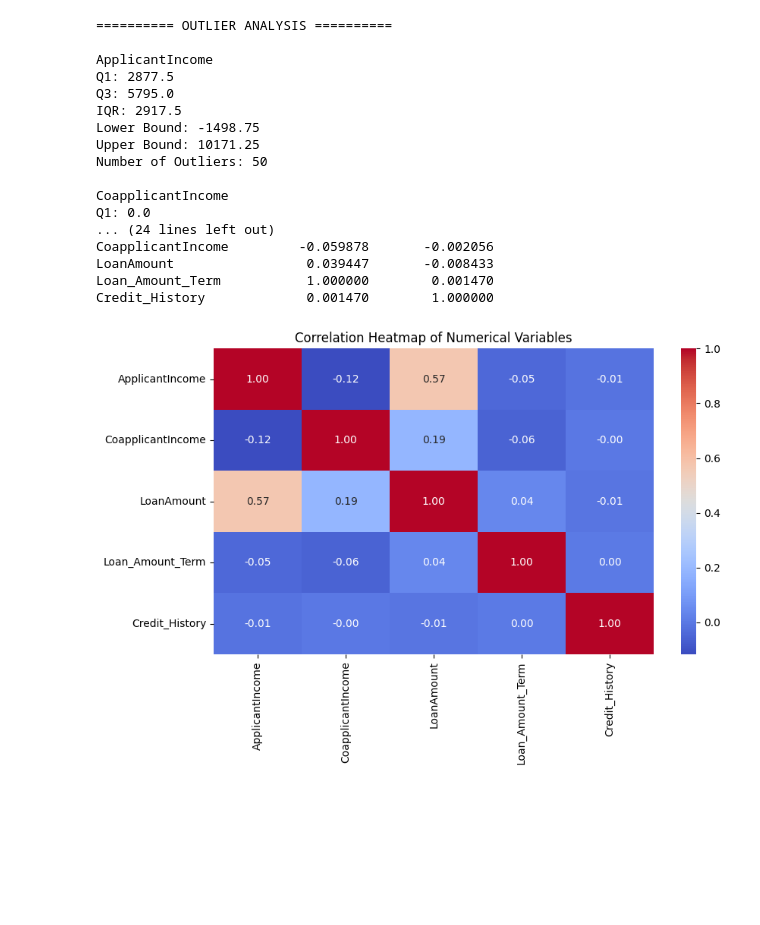
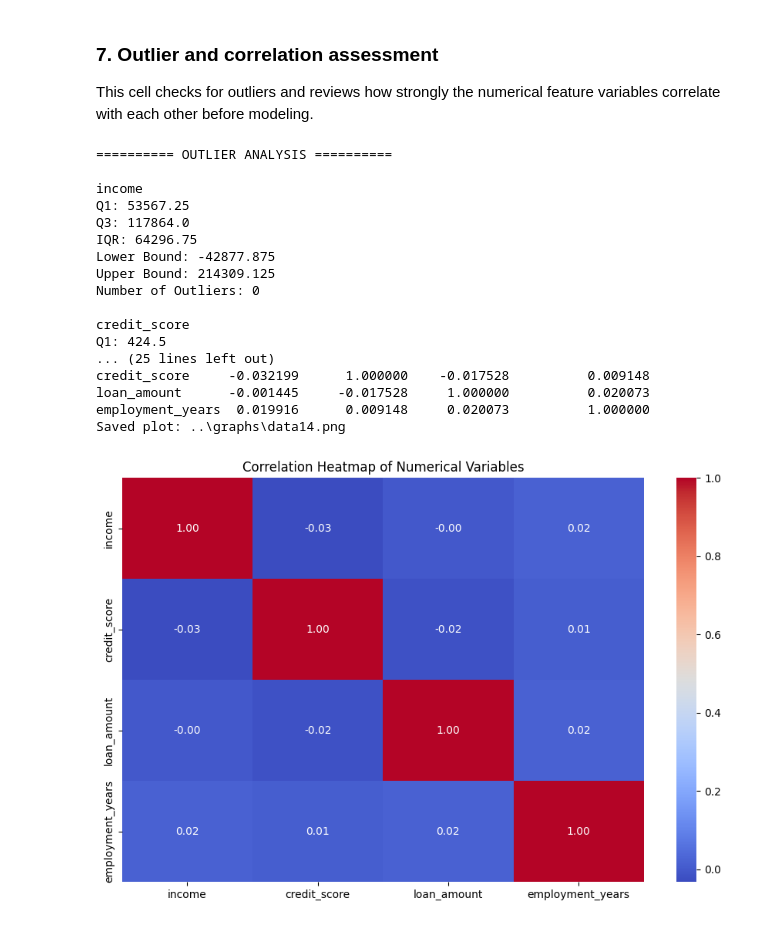
Before and after one commit to Shyam-Krishnan24/Capstone-Project-, a Jupyter notebook: Supervised_Learning/ADV_LOAN_APPROVAL/analysis/Loan_Analysis1.ipynb, the cells around one changed output. Saved outputs shown, nothing was run; the diff lists cells and outputs as text; code cells hidden in the pictures; blank space fills up the shorter version.

Commit message:
Update loan approval project with correct dataset

```diff
--- a/Supervised_Learning/ADV_LOAN_APPROVAL/analysis/Loan_Analysis1.ipynb
+++ b/Supervised_Learning/ADV_LOAN_APPROVAL/analysis/Loan_Analysis1.ipynb
@@ -611,90 +409,64 @@ Y            411.0  144.294404  85.484607  17.0  100.0  126.0  161.0  700.0
+# %% [markdown]
+### 7. Outlier and correlation assessment
+This cell checks for outliers and reviews how strongly the numerical feature variables correlate with each other before modeling.
 # %%
 print("\n========== OUTLIER ANALYSIS ==========")
 
-numerical_columns = [
-    "ApplicantIncome",
-    "CoapplicantIncome",
-    "LoanAmount"
-]
+numerical_columns = ["income", "credit_score", "loan_amount", "employment_years"]
 
 for column in numerical_columns:
     Q1 = df[column].quantile(0.25)
     Q3 = df[column].quantile(0.75)
-
     IQR = Q3 - Q1
-
     lower_bound = Q1 - 1.5 * IQR
     upper_bound = Q3 + 1.5 * IQR
-
-    outliers = df[
-        (df[column] < lower_bound) |
-        (df[column] > upper_bound)
-    ]
-
+    outliers = df[(df[column] < lower_bound) | (df[column] > upper_bound)]
     print(f"\n{column}")
     print("Q1:", Q1)
     print("Q3:", Q3)
     print("IQR:", IQR)
     print("Lower Bound:", lower_bound)
     print("Upper Bound:", upper_bound)
     print("Number of Outliers:", len(outliers))
+
 print("\n========== CORRELATION ANALYSIS ==========")
 
-numeric_columns = [
-    "ApplicantIncome",
-    "CoapplicantIncome",
-    "LoanAmount",
-    "Loan_Amount_Term",
-    "Credit_History"
-]
-
+numeric_columns = ["income", "credit_score", "loan_amount", "employment_years"]
 correlation_matrix = df[numeric_columns].corr()
-
 print(correlation_matrix)
 plt.figure(figsize=(9, 6))
-
-sns.heatmap(
-    correlation_matrix,
-    annot=True,
-    cmap="coolwarm",
-    fmt=".2f"
-)
-
+sns.heatmap(correlation_matrix, annot=True, cmap="coolwarm", fmt=".2f")
 plt.title("Correlation Heatmap of Numerical Variables")
 plt.tight_layout()
+file_path = save_plot()
+print(f"Saved plot: {file_path}")
 plt.show()
 
 print("\n========== FINAL MISSING VALUE SUMMARY ==========")
-
 missing = df.isnull().sum()
-
-missing_percentage = (
-    df.isnull().mean() * 100
-).round(2)
-
+missing_percentage = (df.isnull().mean() * 100).round(2)
 missing_summary = pd.DataFrame({
     "Missing Count": missing,
-    "Missing Percentage": missing_percentage
+    "Missing Percentage": missing_percentage,
 })
-
 print(missing_summary)
 # %% [output]
 ========== OUTLIER ANALYSIS ==========
 
-ApplicantIncome
-Q1: 2877.5
-Q3: 5795.0
-IQR: 2917.5
-Lower Bound: -1498.75
-Upper Bound: 10171.25
-Number of Outliers: 50
+income
+Q1: 53567.25
+Q3: 117864.0
+IQR: 64296.75
+Lower Bound: -42877.875
+Upper Bound: 214309.125
+Number of Outliers: 0
 
-CoapplicantIncome
-Q1: 0.0
-... (24 lines left out)
-CoapplicantIncome         -0.059878       -0.002056
-LoanAmount                 0.039447       -0.008433
-Loan_Amount_Term           1.000000        0.001470
-Credit_History             0.001470        1.000000
+credit_score
+Q1: 424.5
+... (25 lines left out)
+credit_score     -0.032199      1.000000    -0.017528          0.009148
+loan_amount      -0.001445     -0.017528     1.000000          0.020073
+employment_years  0.019916      0.009148     0.020073          1.000000
+Saved plot: ..\graphs\data14.png
-[figure, old version]
+[figure, new version]
 ========== FINAL MISSING VALUE SUMMARY ==========
```
Also changed, not shown: parts of 14 cells of this notebook, 23 other files.
